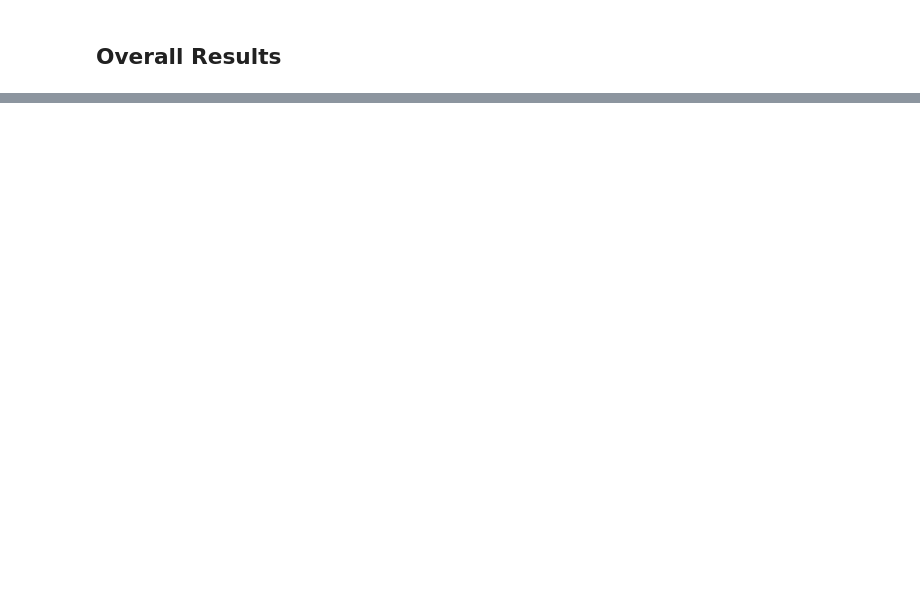
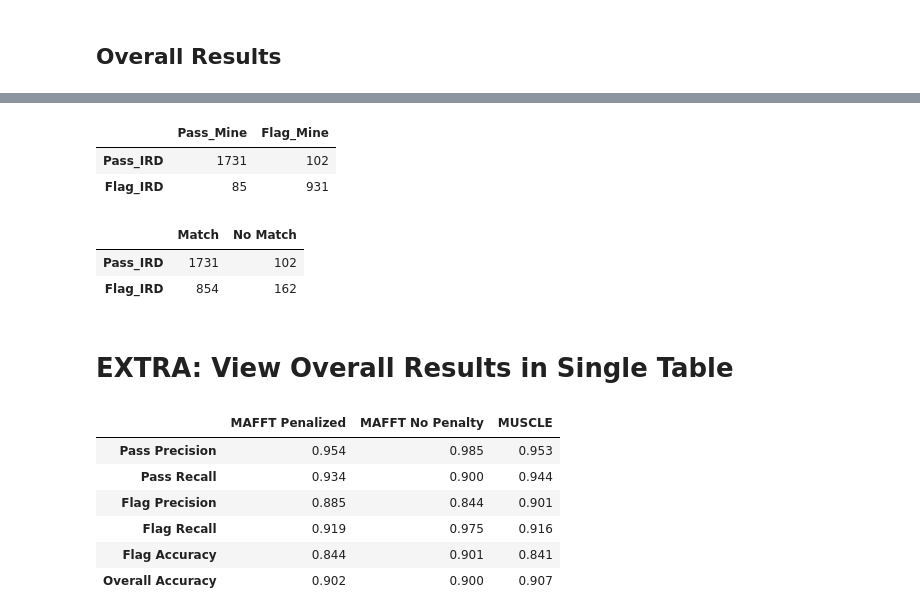
Before and after one commit to zwallace425/autocuration, a Jupyter notebook: performance/AnalyzeAccuracy.ipynb, the cells around one changed output, grey strips where cells are left out. Cells and saved outputs as stored; diff of their text form; code cells hidden in the pictures; blank space fills up the shorter version.

```diff
--- a/performance/AnalyzeAccuracy.ipynb
+++ b/performance/AnalyzeAccuracy.ipynb
@@ -253,6 +266,5 @@ Overall accuracy: 0.964
 # %% [markdown]
 ## Overall Results
 # %%
-all_flu_results = pd.concat([fluA_results, fluB_results, fluC_results, fluD_results], axis = 0)
-actual = list(all_flu_results['Actual Flag'])
-pred = list(all_flu_results['My Flag'])
+overall_mafft_p = pd.concat([fluA_mafft_p, fluB_mafft_p, fluC_mafft_p, fluD_mafft_p], axis = 0)
+confusion1, confusion2 = performance(overall_mafft_p)
@@ -496,0 +544,3 @@ Overall accuracy: 0.89
+# %%
+overall_muscle = pd.concat([fluA_muscle, fluB_muscle, fluC_muscle, fluD_muscle], axis = 0)
+confusion1, confusion2 = performance(overall_muscle)
@@ -496,0 +558,29 @@ Overall accuracy: 0.89
+# %%
+confusion1
+# %% [output]
+|  | Pass_Mine | Flag_Mine |
+| Pass_IRD | 1731 | 102 |
+| Flag_IRD | 85 | 931 |
+# %%
+confusion2
+# %% [output]
+|  | Match | No Match |
+| Pass_IRD | 1731 | 102 |
+| Flag_IRD | 854 | 162 |
+# %% [markdown]
+# EXTRA: View Overall Results in Single Table
+# %%
+old_stdout = sys.stdout
+sys.stdout = open(os.devnull, "w")
+overall_df = overall_results_df(overall_mafft_p, overall_mafft_np, overall_muscle)
+sys.stdout = old_stdout
+overall_df.to_csv("overall_performance.csv")
+overall_df
+# %% [output]
+|  | MAFFT Penalized | MAFFT No Penalty | MUSCLE |
+| Pass Precision | 0.954 | 0.985 | 0.953 |
+| Pass Recall | 0.934 | 0.900 | 0.944 |
+| Flag Precision | 0.885 | 0.844 | 0.901 |
+| Flag Recall | 0.919 | 0.975 | 0.916 |
+| Flag Accuracy | 0.844 | 0.901 | 0.841 |
+| Overall Accuracy | 0.902 | 0.900 | 0.907 |
```
Also changed, not shown: parts of 69 cells of this notebook, 2 other files.
